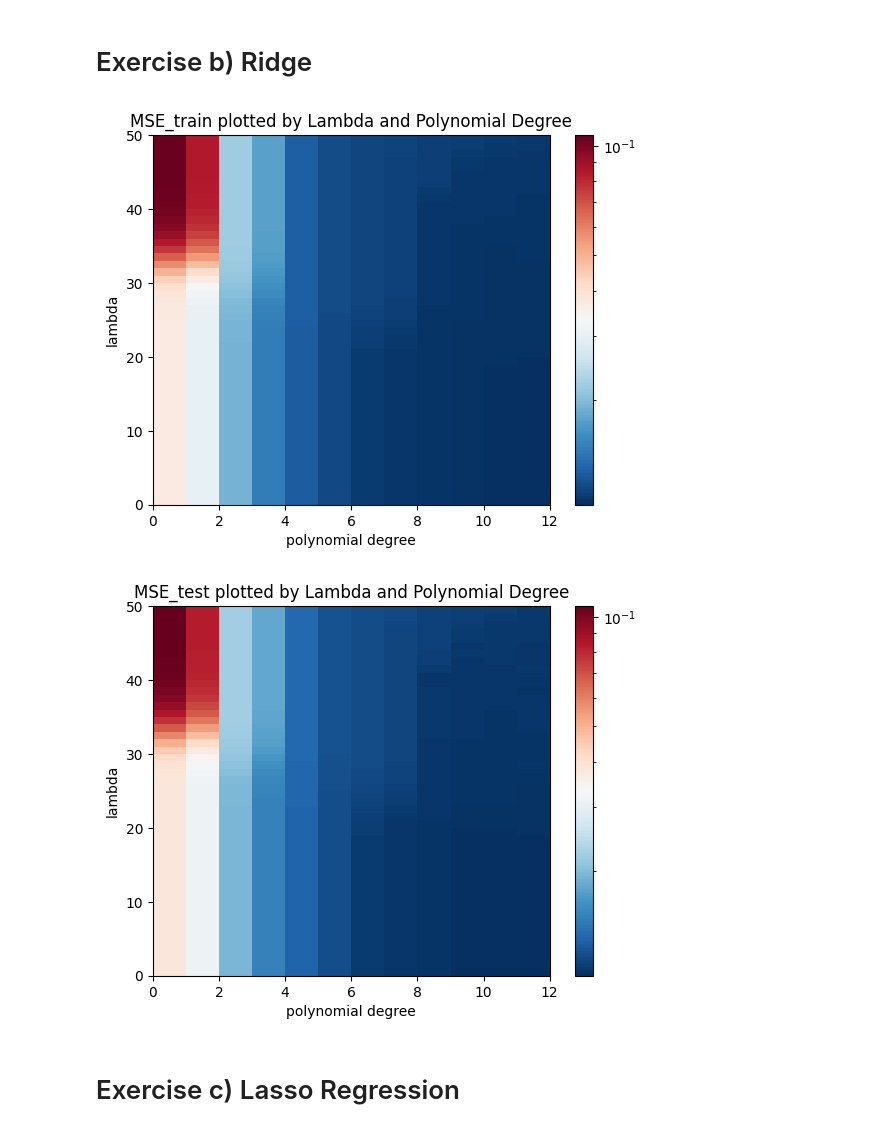
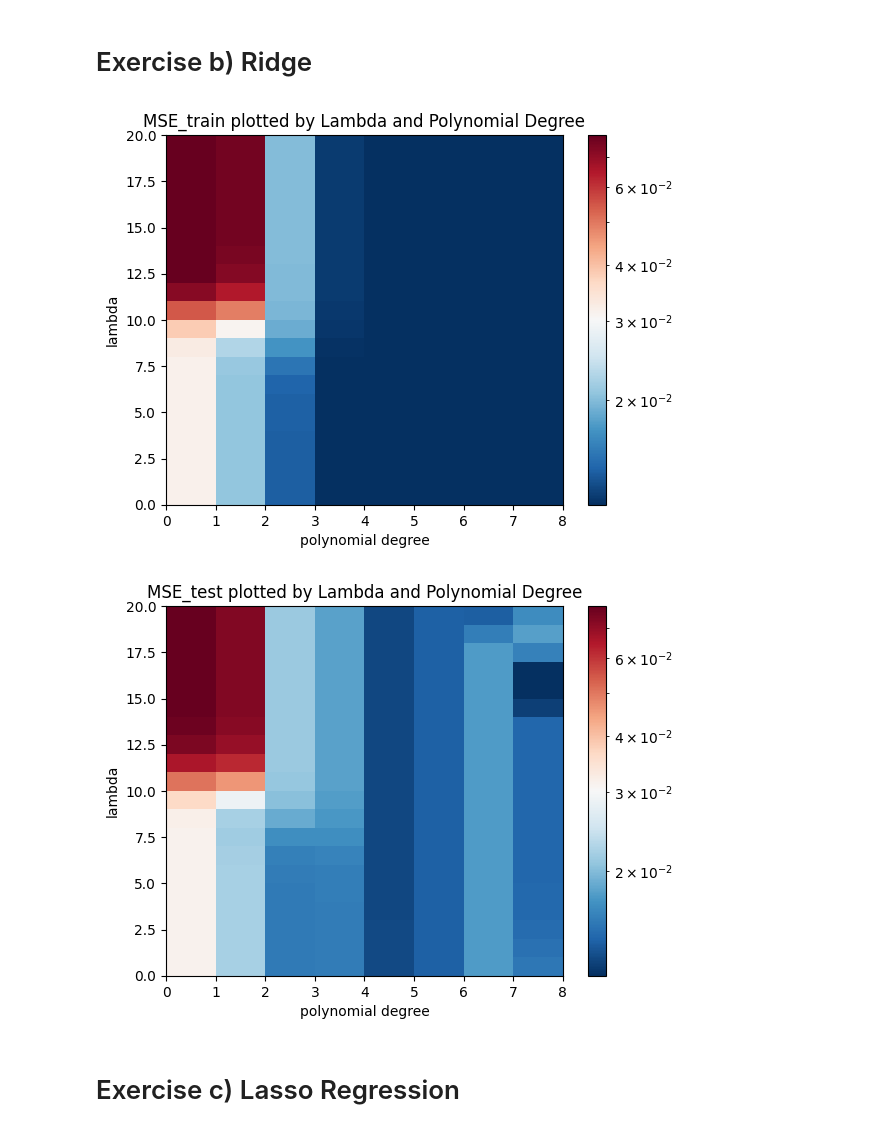
Before and after one commit to alessiasanfelici/FYS-STK4155-Project-1, a Jupyter notebook: Project-1 merged a) to c).ipynb, the cells around one changed output. Cells and saved outputs as stored; diff of their text form; code cells hidden in the pictures.

Commit message:
lowering number of data points

```diff
--- a/Project-1 merged a) to c).ipynb
+++ b/Project-1 merged a) to c).ipynb
@@ -17,8 +17,8 @@ fig = plt.figure()
 ax = fig.add_subplot(projection='3d')
 
 # Generate the data
-x = np.random.rand(100)
-y = np.random.rand(100)
+x = np.random.rand(20)
+y = np.random.rand(20)
 x = np.sort(x)
 y = np.sort(y)
 
@@ -69,7 +69,7 @@ from sklearn.linear_model import LinearRegression
 import seaborn as sns
 
 # max degree of the fitted polynomial
-degree = 12
+degree = 8
 
 # setting up the Designmatrix
 x = x.reshape(-1,1) #reshaping the meshgrid in two arrays
@@ -210,7 +210,7 @@ from matplotlib import cm
 import matplotlib.cbook as cbook
 import matplotlib.colors as colors
 
-lmb = np.logspace(-4, 6, 50) # We include lmb = 0, which equals the OLS fitting
+lmb = np.logspace(-4, 6, 20) # We include lmb = 0, which equals the OLS fitting
 
 beta_list = []
 MSE_train = np.zeros((len(lmb),degree))
@@ -225,39 +225,43 @@ for j in range(len(lmb)):
             beta = np.linalg.pinv(X_tilde.T @ X_tilde + lmb[j]*np.ones((len(X_tilde.T),len(X_tilde.T)))) @ X_tilde.T @ z_train
             beta_list.append(list(beta))
 
             ypredict = X_tilde @ beta + z_scaler
             ypredict_test = X_test_scaled[:,0:c-1] @ beta + z_scaler
 
             MSE_train[j, i-1] = MSE(z_train, ypredict)
             MSE_test[j, i-1] = MSE(z_test, ypredict_test)
             rsqr_train[j, i-1]= rsquare(z_train, ypredict)
             rsqr_test[j, i-1]= rsquare(z_test, ypredict_test)
 
 
 
-# plotting the MSE and R^2 - as well as beta - as functions of the polynomial degree
-# table
-
-
+# plotting the MSEs as functions of the polynomial degree
 fig, ax = plt.subplots()
 norm=colors.LogNorm(vmin=MSE_test.min(), vmax=MSE_test.max())
 ax.pcolormesh(MSE_train, cmap='RdBu_r', norm=norm)
 plt.title("MSE_train plotted by Lambda and Polynomial Degree")
 fig.colorbar(cm.ScalarMappable(norm=norm, cmap='RdBu_r'), ax=ax)
 plt.xlabel("polynomial degree")
 plt.ylabel("lambda")
 plt.show()
 
 fig, ax = plt.subplots()
 ax.pcolormesh(MSE_test, cmap='RdBu_r', norm=norm)
 fig.colorbar(cm.ScalarMappable(norm=norm, cmap='RdBu_r'), ax=ax)
 plt.xlabel("polynomial degree")
 plt.ylabel("lambda")
 plt.title("MSE_test plotted by Lambda and Polynomial Degree")
 plt.show()
+
+#plt.figure()
+#data = pd.DataFrame(MSE_test)
+#tb = plt.table(cellText=data, loc = 'center')
+#ax.set_title("MSE and optimal Lambda per polynomial degree - Ridge")
+#plt.savefig("Ridge_table.png")
+#plt.show()
 # %% [output]
-[figure, old version]
+[figure, new version]
-[figure, old version]
+[figure, new version]
 # %%
 ## TESTING RIDGE
 
```
Also changed, not shown: parts of 4 cells of this notebook, 1 other file.
